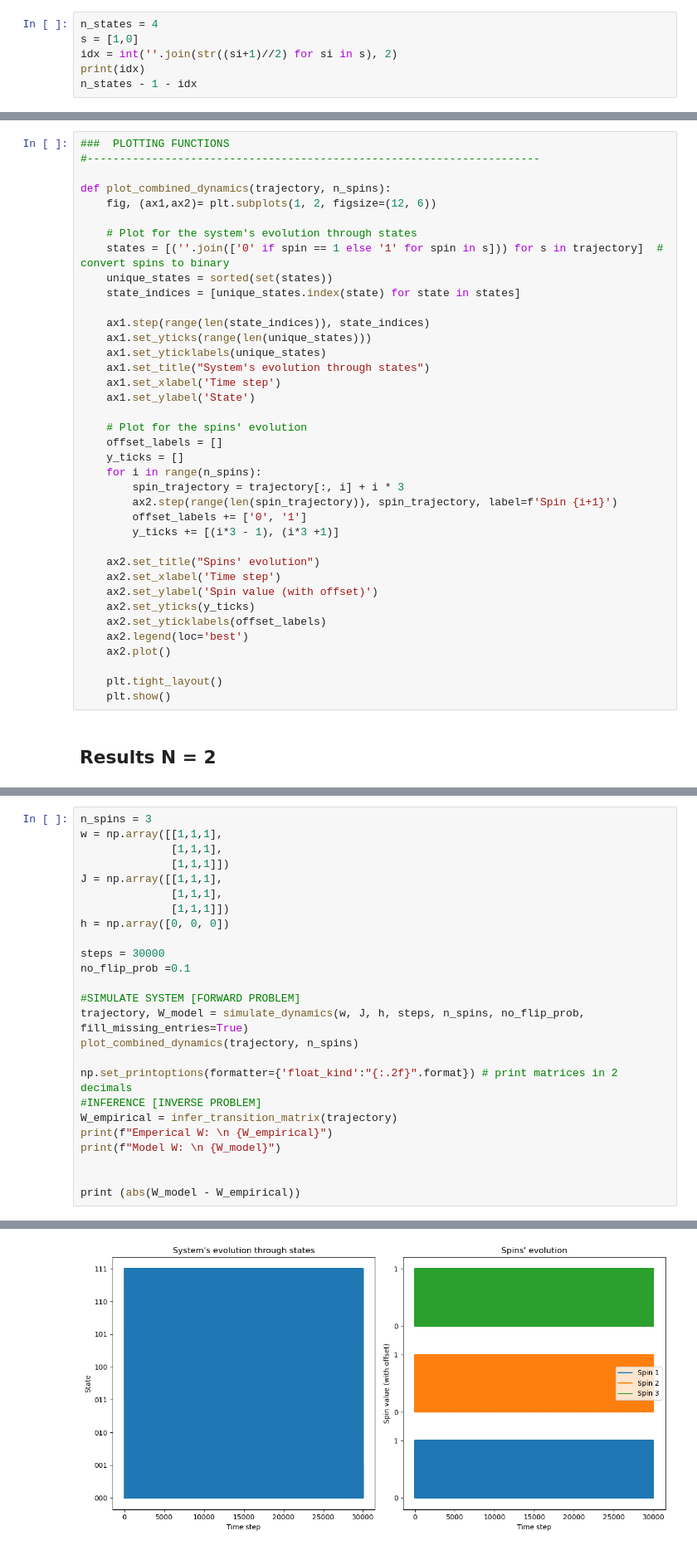
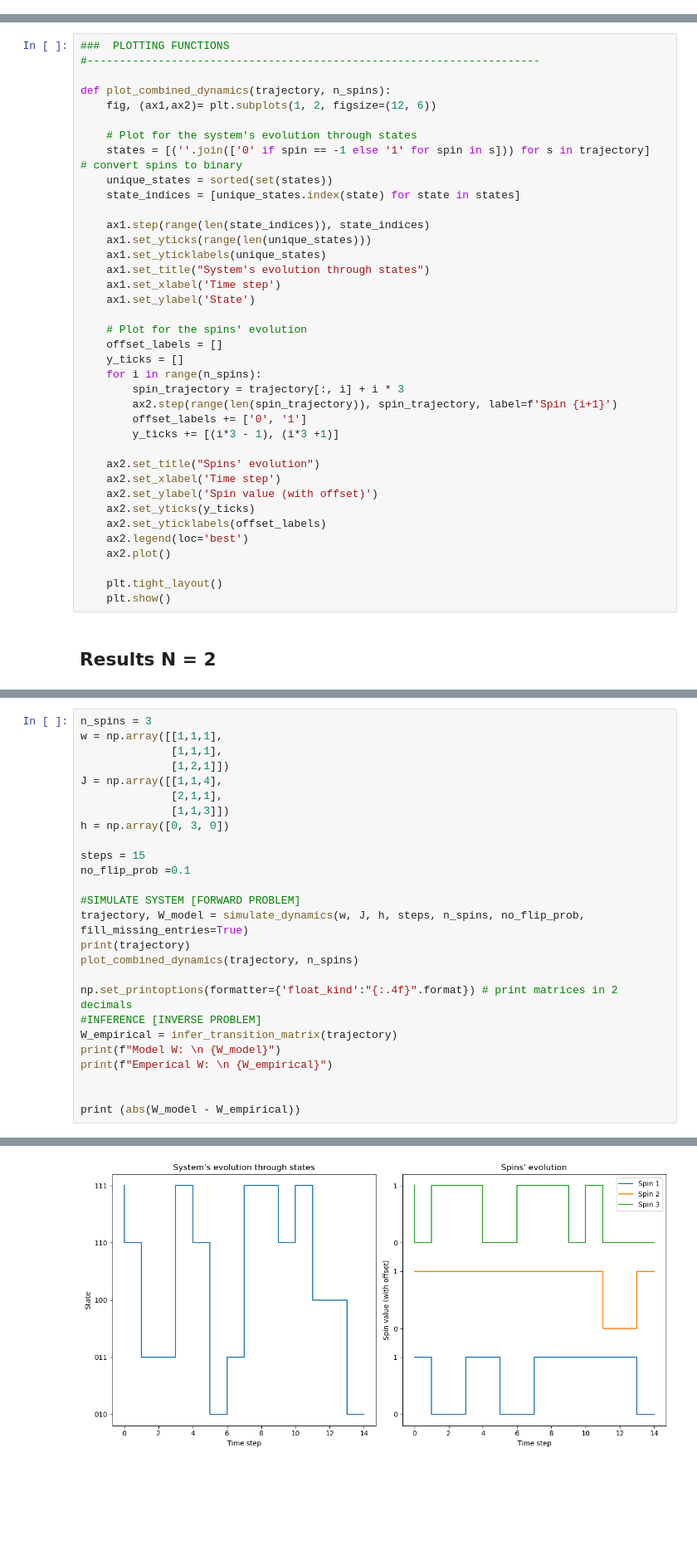
Before and after one commit to Victor-Alessandro/QBM-code, a Jupyter notebook: Quantum-Classical Mapping.ipynb, the cells around one changed output, grey strips where cells are left out. Shown at 83% size. Drawn from its saved outputs; the diff is of its cells as text; blank space fills up the shorter version.

```diff
--- a/Quantum-Classical Mapping.ipynb
+++ b/Quantum-Classical Mapping.ipynb
@@ -151,9 +178,3 @@ def infer_transition_matrix(trajectory):
             transition_matrix[i] /= row_sum
 
     return transition_matrix
-# %%
-n_states = 4
-s = [1,0]
-idx = int(''.join(str((si+1)//2) for si in s), 2)
-print(idx)
-n_states - 1 - idx
@@ -168,7 +186,7 @@ def plot_combined_dynamics(trajectory, n_spins):
     fig, (ax1,ax2)= plt.subplots(1, 2, figsize=(12, 6))
 
     # Plot for the system's evolution through states
-    states = [(''.join(['0' if spin == 1 else '1' for spin in s])) for s in trajectory]  # convert spins to binary
+    states = [(''.join(['0' if spin == -1 else '1' for spin in s])) for s in trajectory]  # convert spins to binary
     unique_states = sorted(set(states))
     state_indices = [unique_states.index(state) for state in states]
 
@@ -242,24 +263,25 @@ Emperical W:
 n_spins = 3
 w = np.array([[1,1,1],
               [1,1,1],
-              [1,1,1]])
-J = np.array([[1,1,1],
-              [1,1,1],
-              [1,1,1]])
-h = np.array([0, 0, 0])
+              [1,2,1]])
+J = np.array([[1,1,4],
+              [2,1,1],
+              [1,1,3]])
+h = np.array([0, 3, 0])
 
-steps = 30000
+steps = 15
 no_flip_prob =0.1
 
 #SIMULATE SYSTEM [FORWARD PROBLEM]
 trajectory, W_model = simulate_dynamics(w, J, h, steps, n_spins, no_flip_prob, fill_missing_entries=True)
+print(trajectory)
 plot_combined_dynamics(trajectory, n_spins)
 
-np.set_printoptions(formatter={'float_kind':"{:.2f}".format}) # print matrices in 2 decimals
+np.set_printoptions(formatter={'float_kind':"{:.4f}".format}) # print matrices in 2 decimals
 #INFERENCE [INVERSE PROBLEM]
 W_empirical = infer_transition_matrix(trajectory)
+print(f"Model W: \n {W_model}")
 print(f"Emperical W: \n {W_empirical}")
-print(f"Model W: \n {W_model}")
 
 
 print (abs(W_model - W_empirical))
@@ -267 +304 @@ print (abs(W_model - W_empirical))
-[figure, old version]
+[figure, new version]
```
Also changed, not shown: parts of 6 cells of this notebook.
